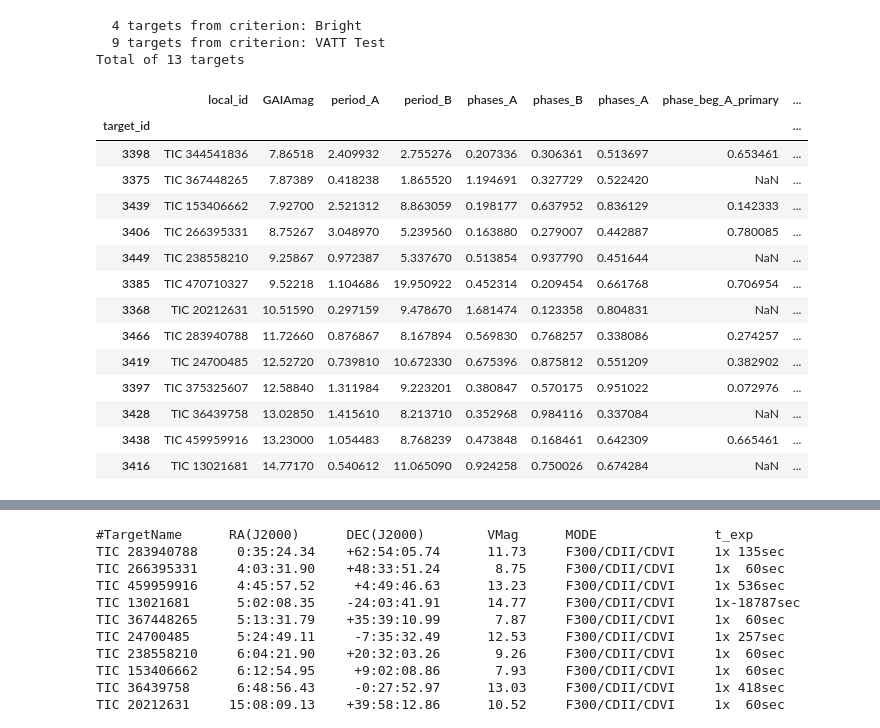
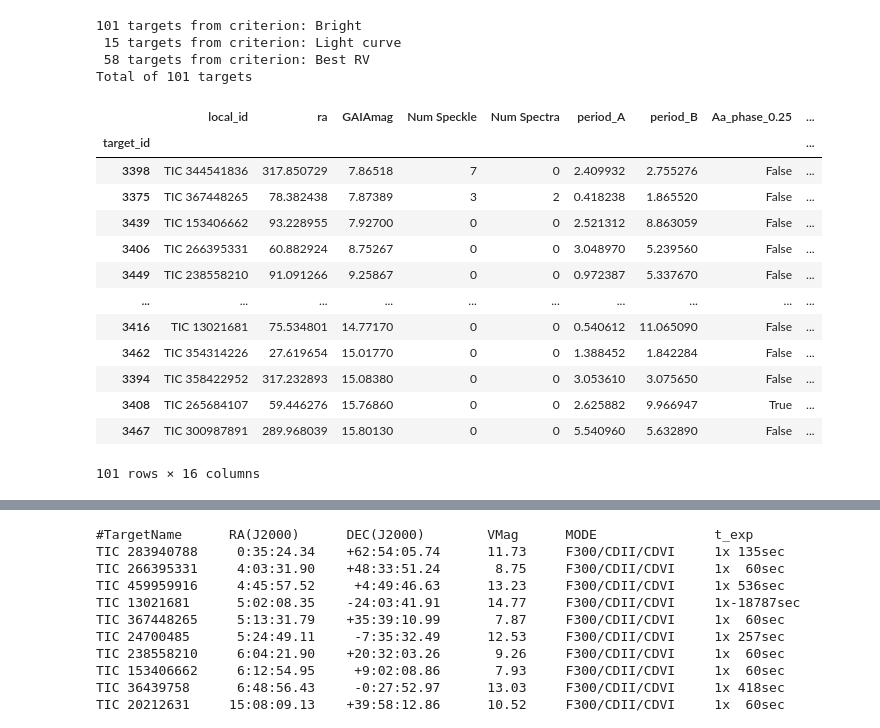
Before and after one commit to CvillePaul/Observation-Planner, a Jupyter notebook: Observation Planner.ipynb, the cells around one changed output, grey strips where cells are left out. Saved outputs shown, nothing was run; the diff lists cells and outputs as text; code cells hidden in the pictures.

```diff
--- a/Observation Planner.ipynb
+++ b/Observation Planner.ipynb
@@ -21,8 +21,8 @@ observing_sessions = [
     # '2024-01-16',
     # '2024-01-17',
     # '2024-01-18',
-    all_night_observing_session(observer, '2024-02-20'),
-    # all_night_observing_session(observer, '2024-02-21'),
+    # all_night_observing_session(observer, '2024-02-20'),
+    all_night_observing_session(observer, '2024-02-21'),
 ]
 # %%
 conn = connect("db.sqlite3")
@@ -163,53 +212,65 @@ for observing_session in observing_sessions:
+# %%
+cols_basic = ["local_id", "ra", "GAIAmag"]
+cols_rawdata = ["Num Speckle", "Num Spectra"]
+cols_ephem = ["period_A", "period_B"]
+cols_eclipse = [f"{member}_entire_eclipse" for member in members]
+cols_rv = [f"{member}{component}_phase_{milestone}" for member in members for component in ["a", "b"] for milestone in [0.25, 0.75]]
+cols_common = cols_basic + cols_rawdata + cols_ephem
 # %%
 # criteria={
-#     # "test": [(targets["HQND"]), ""],
-#     "Other Bright with spectra and speckle": [(targets["magnitude"] < 11) & (targets["Num Speckle"] > 0) & (targets["Num Spectra"] > 0) & (targets["HQND"] == False), "Low"],
-#     "HQND, Dim": [(targets["HQND"]) & (targets["magnitude"]>13), "Low"],
-#     "HQND Bright no spectra": [(targets["HQND"]) & (targets["Num Spectra"] == 0) & (targets["magnitude"] < 13), "Medium"],
-#     "HQND Bright with spectra": [(targets["HQND"]) & (targets["Num Spectra"] > 0) & (targets["magnitude"] < 13), "High"],
-#     "Featured": [(targets["Featured targets"]), "Highest"],
+#     # "test": ((targets["HQND"]), ""),
+#     "Other Bright with spectra and speckle": ((targets["magnitude"] < 11) & (targets["Num Speckle"] > 0) & (targets["Num Spectra"] > 0) & (targets["HQND"] == False), "Low"),
+#     "HQND, Dim": ((targets["HQND"]) & (targets["magnitude"]>13), "Low"),
+#     "HQND Bright no spectra": ((targets["HQND"]) & (targets["Num Spectra"] == 0) & (targets["magnitude"] < 13), "Medium"),
+#     "HQND Bright with spectra": ((targets["HQND"]) & (targets["Num Spectra"] > 0) & (targets["magnitude"] < 13), "High"),
+#     "Featured": ((targets["Featured targets"]), "Highest"),
 # }
 
 min_per, max_per = 1.5, 5
 
 criteria = {
-    "Bright": [targets["GAIAmag"] < 9, "Lowest"],
-    "VATT Test": [(targets["period_A"] > max_per) & (targets["period_B"] < min_per) & (targets["period_B"] > 0)
-        | (targets["period_A"] < min_per) & (targets["period_B"] > max_per) & (targets["period_A"] > 0), "Highest"],
+    "Bright": (targets["GAIAmag"] < 19, "Low"),
+    "Light curve": (targets["any_entire_eclipse"], "Medium"),
+    "Best RV": (targets["any_phase_0.25"] | targets["any_phase_0.75"], "Highest"),
+    # "Between eclipses": ((targets["phases_A"] > 1) | (targets["phases_B"] > 1), "High"),
+    # "VATT Test": ((targets["period_A"] > max_per) & (targets["period_B"] < min_per) & (targets["period_B"] > 0)
+    #     | (targets["period_A"] < min_per) & (targets["period_B"] > max_per) & (targets["period_A"] > 0), "Highest"),
 }
 
 matching_ids = {}
 combined_ids = set()
 targets["Priority"] = ""
-for name, [criterion, priority] in criteria.items():
+targets["Criterion"] = ""
+for name, (criterion, priority) in criteria.items():
     filtered_ids = set(targets[criterion  & (targets["Observable Nights"] > 0)]["local_id"])
-    targets.loc[targets.local_id.isin(filtered_ids), "Priority"]=priority
+    targets.loc[targets.local_id.isin(filtered_ids), "Priority"] = priority
+    targets.loc[targets.local_id.isin(filtered_ids), "Criterion"] = name
     print(f"{len(filtered_ids):3d} targets from criterion: {name}")
     combined_ids=combined_ids | filtered_ids
     matching_ids[name] = filtered_ids
 print(f"Total of {len(combined_ids)} targets")
 
 observing_list = targets[targets["local_id"].isin(combined_ids)]
-observing_list[list(observing_list[["local_id", "GAIAmag", "period_A", "period_B"]]) + list(observing_list.loc[:, "phases_A":])].sort_values("GAIAmag")
+observing_list[cols_common + cols_rv + ["Criterion"]].sort_values("GAIAmag")
 # %% [output]
-  4 targets from criterion: Bright
-  9 targets from criterion: VATT Test
-Total of 13 targets
+101 targets from criterion: Bright
+ 15 targets from criterion: Light curve
+ 58 targets from criterion: Best RV
+Total of 101 targets
-|  | local_id | GAIAmag | period_A | period_B | phases_A | phases_B | phases_A | phase_beg_A_primary | ... |
+|  | local_id | ra | GAIAmag | Num Speckle | Num Spectra | period_A | period_B | Aa_phase_0.25 | ... |
 | target_id |  |  |  |  |  |  |  |  | ... |
-| 3398 | TIC 344541836 | 7.86518 | 2.409932 | 2.755276 | 0.207336 | 0.306361 | 0.513697 | 0.653461 | ... |
-| 3375 | TIC 367448265 | 7.87389 | 0.418238 | 1.865520 | 1.194691 | 0.327729 | 0.522420 | NaN | ... |
-| 3439 | TIC 153406662 | 7.92700 | 2.521312 | 8.863059 | 0.198177 | 0.637952 | 0.836129 | 0.142333 | ... |
-| 3406 | TIC 266395331 | 8.75267 | 3.048970 | 5.239560 | 0.163880 | 0.279007 | 0.442887 | 0.780085 | ... |
-| 3449 | TIC 238558210 | 9.25867 | 0.972387 | 5.337670 | 0.513854 | 0.937790 | 0.451644 | NaN | ... |
-| 3385 | TIC 470710327 | 9.52218 | 1.104686 | 19.950922 | 0.452314 | 0.209454 | 0.661768 | 0.706954 | ... |
-| 3368 | TIC 20212631 | 10.51590 | 0.297159 | 9.478670 | 1.681474 | 0.123358 | 0.804831 | NaN | ... |
-| 3466 | TIC 283940788 | 11.72660 | 0.876867 | 8.167894 | 0.569830 | 0.768257 | 0.338086 | 0.274257 | ... |
-| 3419 | TIC 24700485 | 12.52720 | 0.739810 | 10.672330 | 0.675396 | 0.875812 | 0.551209 | 0.382902 | ... |
-| 3397 | TIC 375325607 | 12.58840 | 1.311984 | 9.223201 | 0.380847 | 0.570175 | 0.951022 | 0.072976 | ... |
-| 3428 | TIC 36439758 | 13.02850 | 1.415610 | 8.213710 | 0.352968 | 0.984116 | 0.337084 | NaN | ... |
-| 3438 | TIC 459959916 | 13.23000 | 1.054483 | 8.768239 | 0.473848 | 0.168461 | 0.642309 | 0.665461 | ... |
-| 3416 | TIC 13021681 | 14.77170 | 0.540612 | 11.065090 | 0.924258 | 0.750026 | 0.674284 | NaN | ... |
+| 3398 | TIC 344541836 | 317.850729 | 7.86518 | 7 | 0 | 2.409932 | 2.755276 | False | ... |
+| 3375 | TIC 367448265 | 78.382438 | 7.87389 | 3 | 2 | 0.418238 | 1.865520 | False | ... |
+| 3439 | TIC 153406662 | 93.228955 | 7.92700 | 0 | 0 | 2.521312 | 8.863059 | False | ... |
+| 3406 | TIC 266395331 | 60.882924 | 8.75267 | 0 | 0 | 3.048970 | 5.239560 | False | ... |
+| 3449 | TIC 238558210 | 91.091266 | 9.25867 | 0 | 0 | 0.972387 | 5.337670 | False | ... |
+| ... | ... | ... | ... | ... | ... | ... | ... | ... | ... |
+| 3416 | TIC 13021681 | 75.534801 | 14.77170 | 0 | 0 | 0.540612 | 11.065090 | False | ... |
+| 3462 | TIC 354314226 | 27.619654 | 15.01770 | 0 | 0 | 1.388452 | 1.842284 | False | ... |
+| 3394 | TIC 358422952 | 317.232893 | 15.08380 | 0 | 0 | 3.053610 | 3.075650 | False | ... |
+| 3408 | TIC 265684107 | 59.446276 | 15.76860 | 0 | 0 | 2.625882 | 9.966947 | True | ... |
+| 3467 | TIC 300987891 | 289.968039 | 15.80130 | 0 | 0 | 5.540960 | 5.632890 | False | ... |
+101 rows × 16 columns
 # %%
 #exposure data from Robbie's LBT observing readme, with dupes removed manually
 import numpy as np
```
Also changed, not shown: parts of 3 cells of this notebook, 1 other file.
